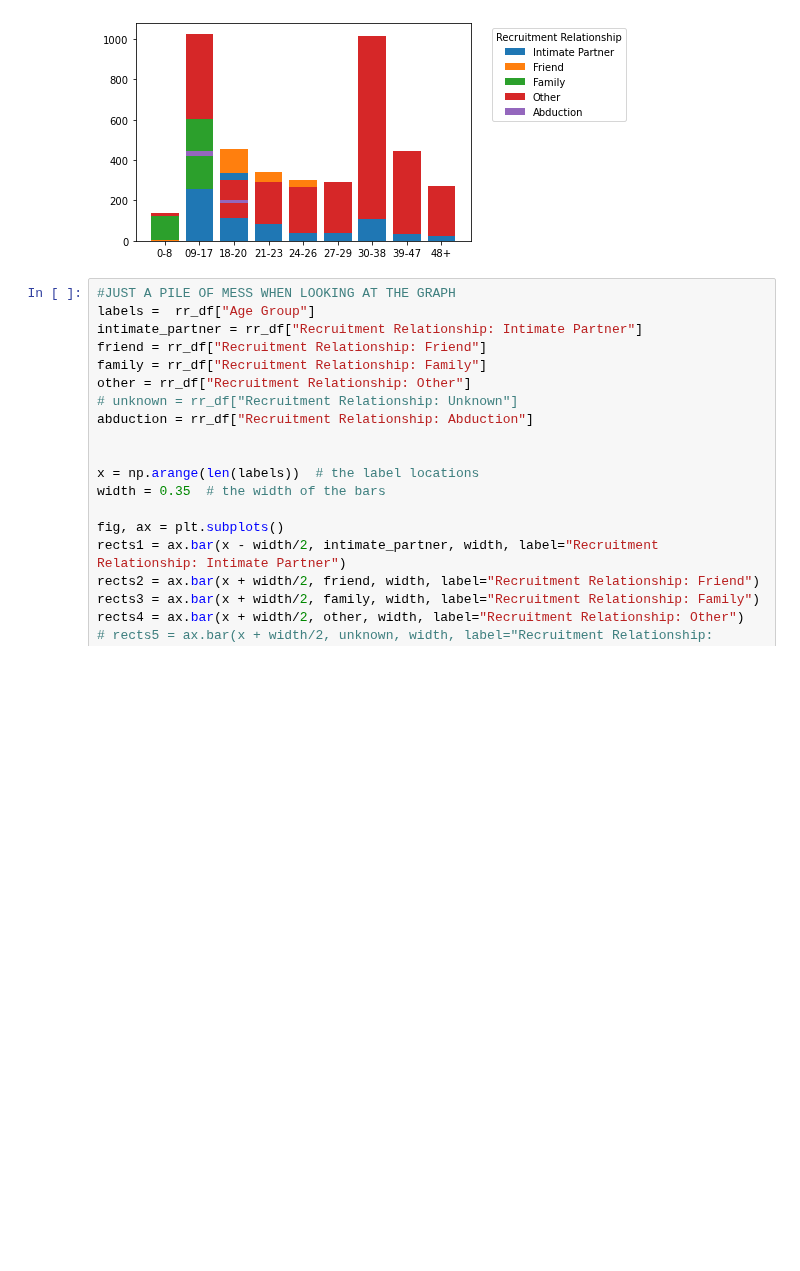
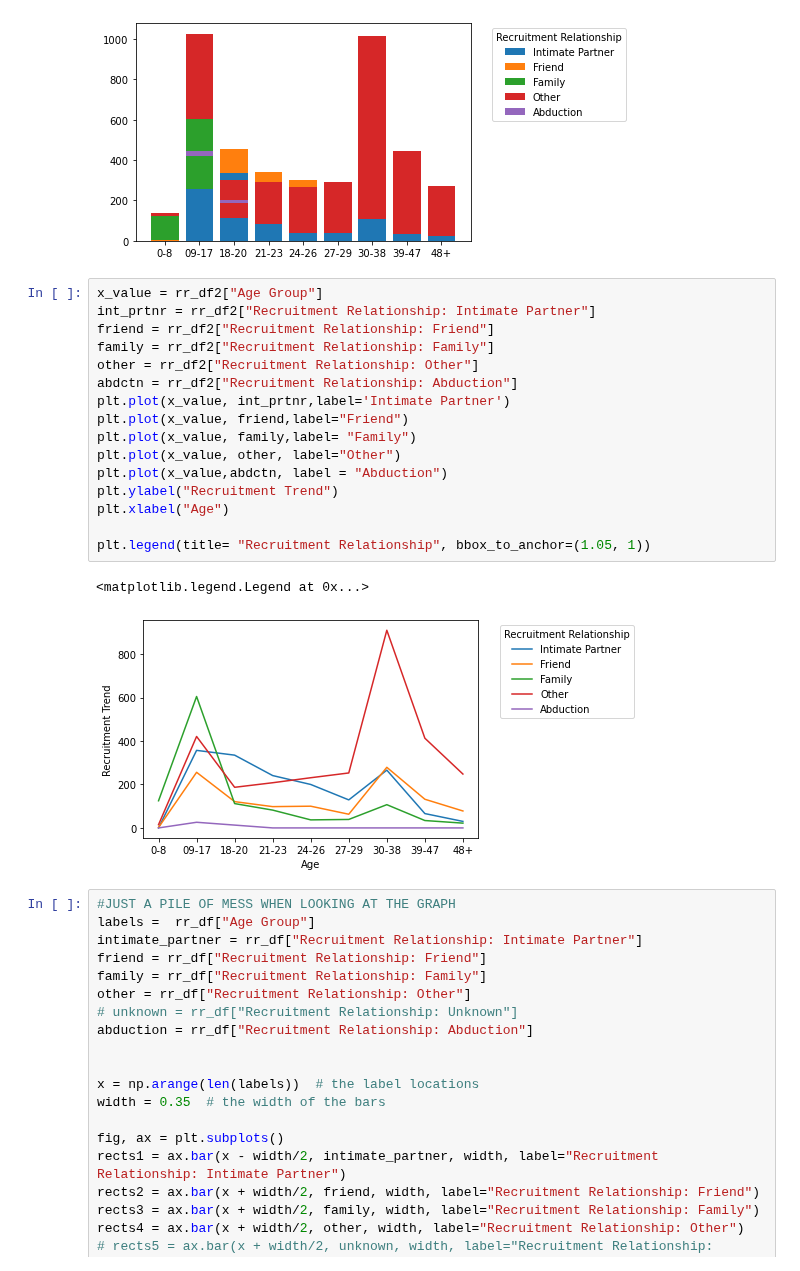
Before and after one commit to saronraut/Human-Trafficking-Awareness, a Jupyter notebook: saron_working_file/Saron-trafficking.ipynb, the cells around one changed output. Drawn from its saved outputs; the diff is of its cells as text; blank space fills up the shorter version.

```diff
--- a/saron_working_file/Saron-trafficking.ipynb
+++ b/saron_working_file/Saron-trafficking.ipynb
@@ -254,6 +254,25 @@ plt.legend(title= "Recruitment Relationship", bbox_to_anchor=(1.05, 1))
 # %% [output]
 <matplotlib.legend.Legend at 0x...>
 [figure]
+# %%
+x_value = rr_df2["Age Group"]
+int_prtnr = rr_df2["Recruitment Relationship: Intimate Partner"]
+friend = rr_df2["Recruitment Relationship: Friend"]
+family = rr_df2["Recruitment Relationship: Family"]
+other = rr_df2["Recruitment Relationship: Other"]
+abdctn = rr_df2["Recruitment Relationship: Abduction"]
+plt.plot(x_value, int_prtnr,label='Intimate Partner')
+plt.plot(x_value, friend,label="Friend")
+plt.plot(x_value, family,label= "Family")
+plt.plot(x_value, other, label="Other")
+plt.plot(x_value,abdctn, label = "Abduction")
+plt.ylabel("Recruitment Trend")
+plt.xlabel("Age")
+
+plt.legend(title= "Recruitment Relationship", bbox_to_anchor=(1.05, 1))
+# %% [output]
+<matplotlib.legend.Legend at 0x...>
+[figure, added]
 # %%
 #JUST A PILE OF MESS WHEN LOOKING AT THE GRAPH
 labels =  rr_df["Age Group"]
```
Also changed, not shown: parts of 4 cells of this notebook.
